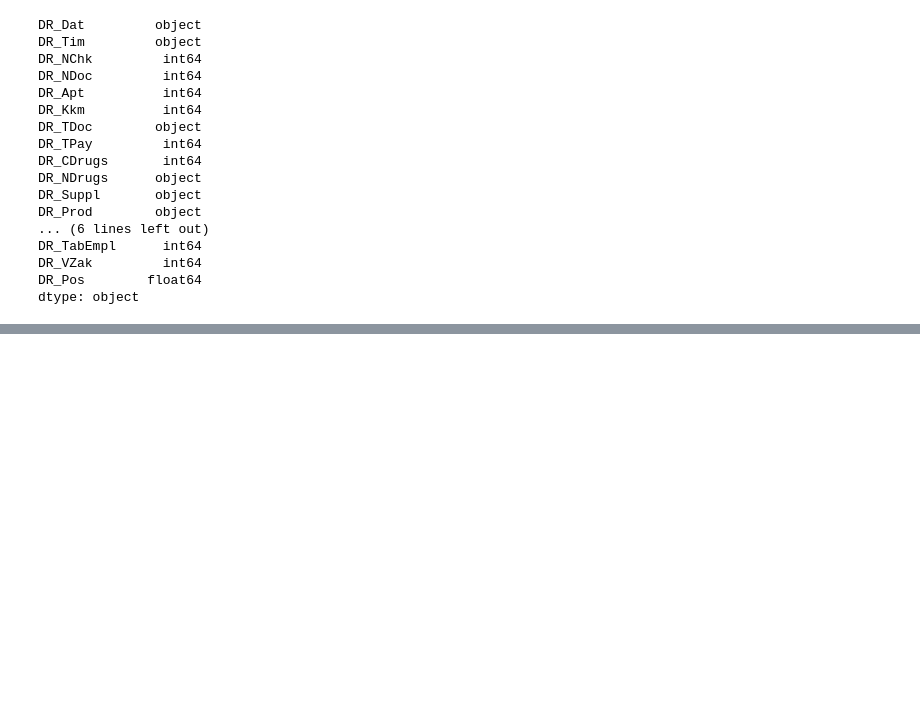
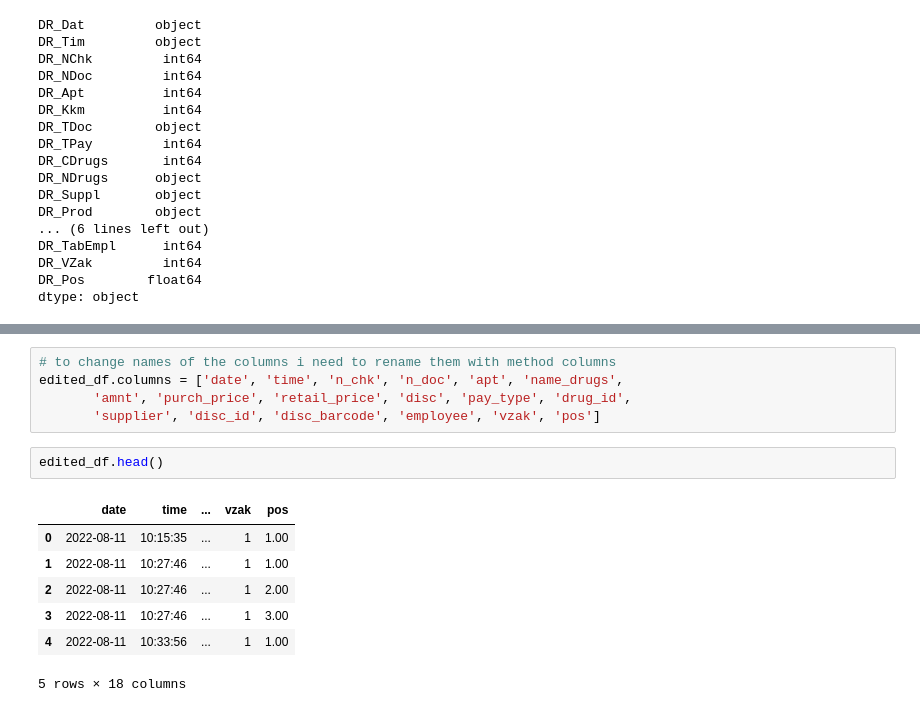
Before and after one commit to rodioniam/study_projects, a Jupyter notebook: pandas/working_with_data_file.ipynb, the cells around one changed output, grey strips where cells are left out. Saved outputs shown, nothing was run; the diff lists cells and outputs as text; blank space fills up the shorter version.

```diff
--- a/pandas/working_with_data_file.ipynb
+++ b/pandas/working_with_data_file.ipynb
@@ -56,0 +95,15 @@ dtype: object
+# %%
+# to change names of the columns i need to rename them with method columns
+edited_df.columns = ['date', 'time', 'n_chk', 'n_doc', 'apt', 'name_drugs',
+       'amnt', 'purch_price', 'retail_price', 'disc', 'pay_type', 'drug_id',
+       'supplier', 'disc_id', 'disc_barcode', 'employee', 'vzak', 'pos']
+# %%
+edited_df.head()
+# %% [output]
+|  | date | time | ... | vzak | pos |
+| 0 | 2022-08-11 | 10:15:35 | ... | 1 | 1.00 |
+| 1 | 2022-08-11 | 10:27:46 | ... | 1 | 1.00 |
+| 2 | 2022-08-11 | 10:27:46 | ... | 1 | 2.00 |
+| 3 | 2022-08-11 | 10:27:46 | ... | 1 | 3.00 |
+| 4 | 2022-08-11 | 10:33:56 | ... | 1 | 1.00 |
+5 rows × 18 columns
```
Also changed, not shown: parts of 8 cells of this notebook, 2 other files.
